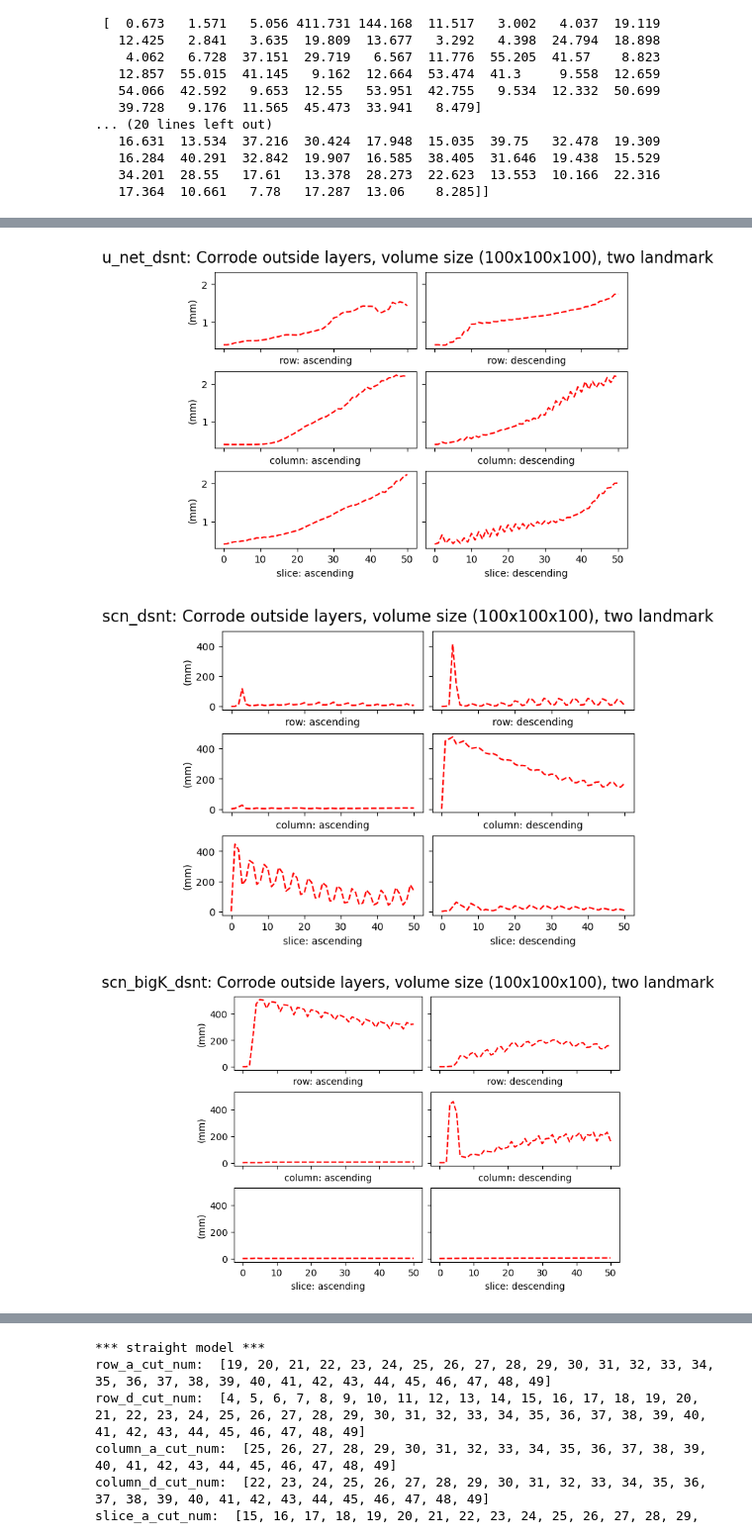
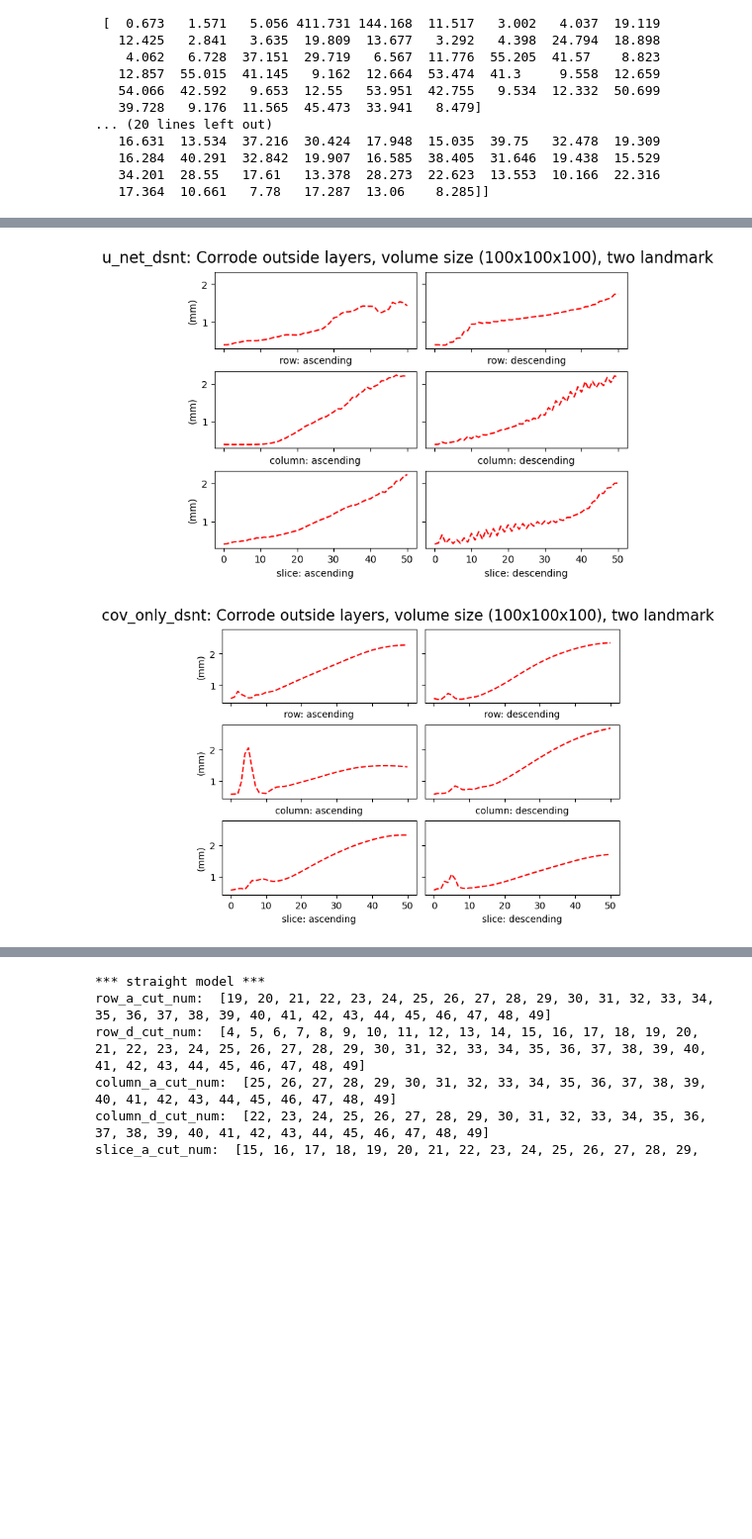
Before and after one commit to acherking/CT-MRI_LandmarkDetection, a Jupyter notebook: notebook/step_2_model.ipynb, the cells around one changed output, grey strips where cells are left out. Shown: that part at 99% size. Saved outputs shown, nothing was run; the diff lists cells and outputs as text; code cells hidden in the pictures; blank space fills up the shorter version.

Commit message:
review scn_big_K_size corrode exp

```diff
--- a/notebook/step_2_model.ipynb
+++ b/notebook/step_2_model.ipynb
@@ -169,7 +175,7 @@ print(scn_corrode_asym_rcs_error[:, :, 0])
 # %%
 from matplotlib import pyplot
 
-def show_asym_rcs(errs_d, model_info):
+def show_asym_rcs(errs_d, model_info, set_y=False):
     corroded_layers = np.arange(0, 51)
     figure, axis = pyplot.subplots(3, 2, sharex=True, sharey=True, constrained_layout=True)
 
@@ -197,6 +203,9 @@ def show_asym_rcs(errs_d, model_info):
     # pyplot.setp(axs[-1, :], xlabel='corrode num')
     pyplot.setp(axis[:, 0], ylabel='(mm)')
 
+    if set_y:
+        pyplot.ylim(0, 10)
+
     pyplot.show()
 # %% [markdown]
 ### Straight model
@@ -214,11 +222,8 @@ Is it possible, because of overfitting? think... that's should be interesting ha
 # %%
 show_asym_rcs(straight_model_corrode_asym_rcs_error[:, :, 0], "straight_model")
 show_asym_rcs(unet_corrode_asym_rcs_error[:, :, 0], "u_net_dsnt")
-show_asym_rcs(scn_corrode_asym_rcs_error[:, :, 0], "scn_dsnt")
-show_asym_rcs(scn_bigK_corrode_asym_rcs_error[:, :, 0], "scn_bigK_dsnt")
 show_asym_rcs(covonly_corrode_asym_rcs_error[:, :, 0], "cov_only_dsnt")
 # %% [output]
 [figure]
 [figure]
-[figure, old version]
+[figure, new version]
-[figure, removed]
```
Also changed, not shown: parts of 5 cells of this notebook, 1 other file.
